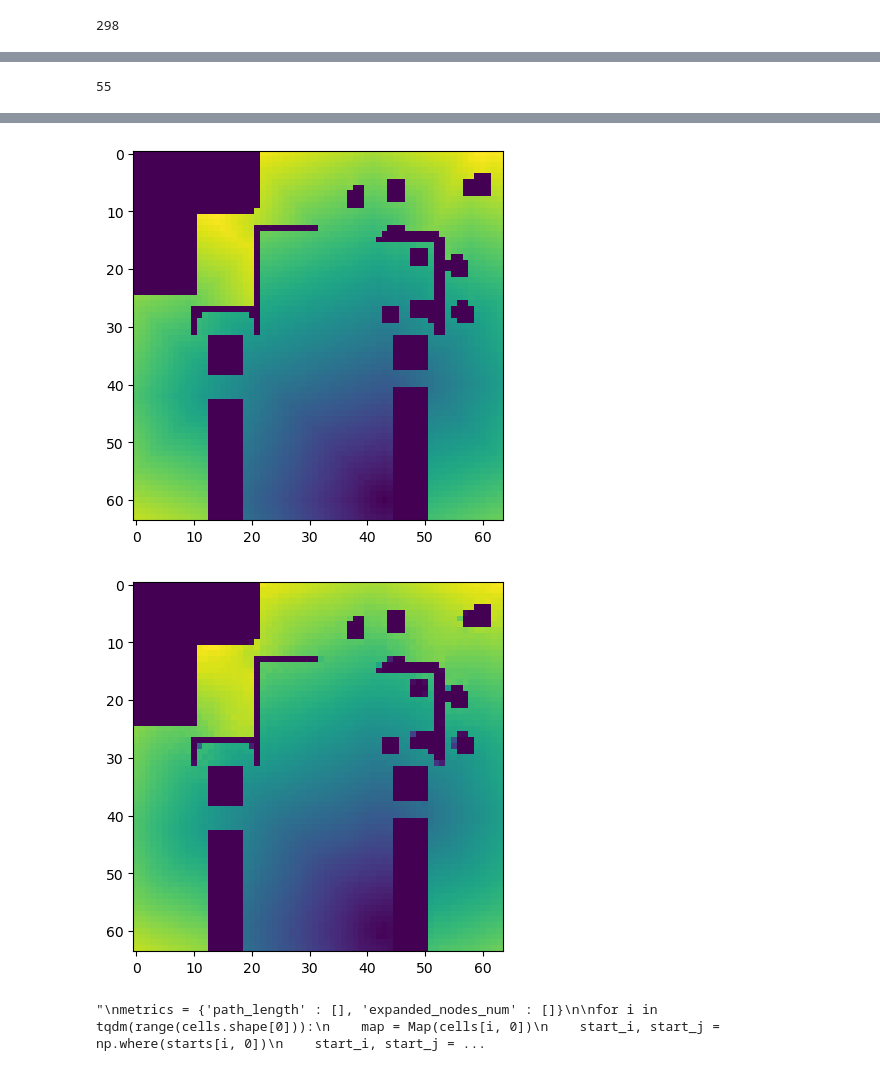
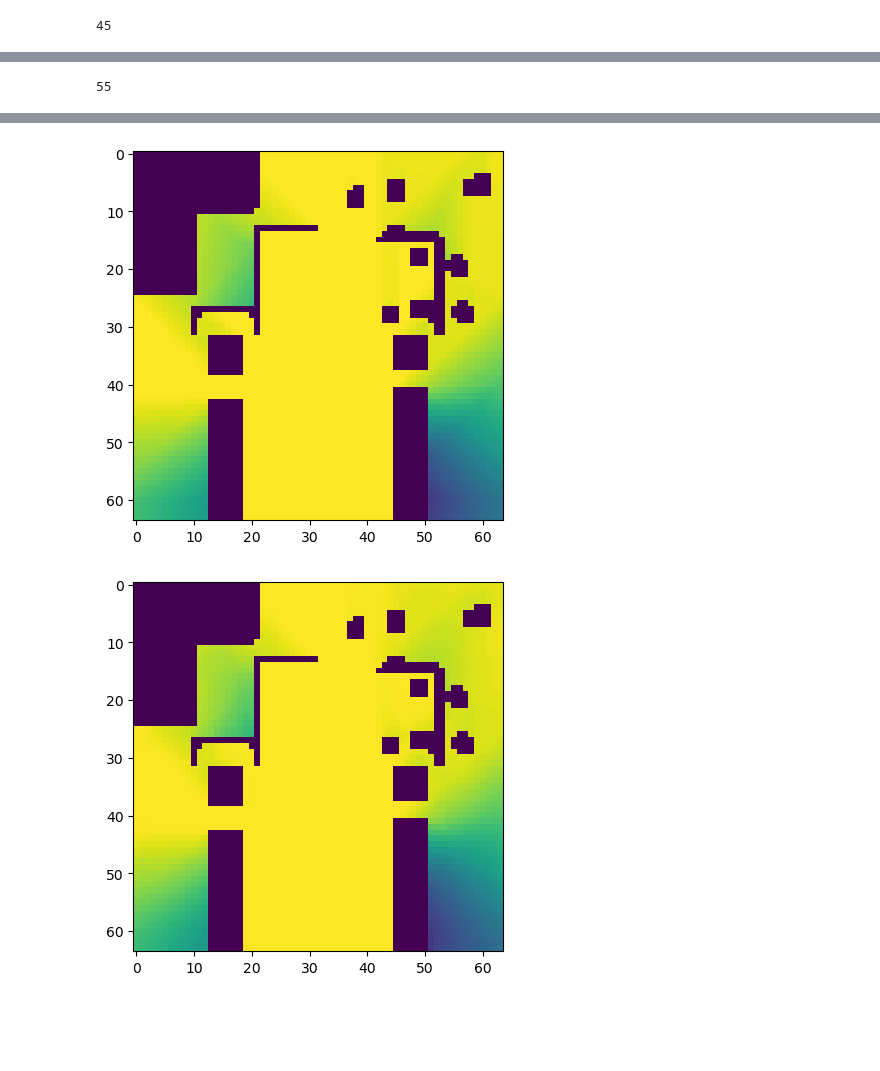
Before and after one commit to DrozdovDan/HS_HW_TransPath, a Jupyter notebook: testing.ipynb, the cells around one changed output, grey strips where cells are left out. Saved outputs shown, nothing was run; the diff lists cells and outputs as text; code cells hidden in the pictures; blank space fills up the shorter version.

```diff
--- a/testing.ipynb
+++ b/testing.ipynb
@@ -359,6 +359,7 @@ def astar(
     start_j: int,
     goal_i: int,
     goal_j: int,
+    heuristic_func: Callable,
     heuristic: np.ndarray,
     search_tree: Type[SearchTreePQD],
 ) -> Tuple[bool, Optional[Node], int, int, Optional[Iterable[Node]], Optional[Iterable[Node]]]:
@@ -373,8 +374,10 @@ def astar(
         Starting coordinates.
     goal_i, goal_j : int, int
         Goal coordinates.
+    heuristic_func : Callable
+        Heuristic function for estimating the distance from a node to the goal.
     heuristic : np.ndarray
-        Heuristic for estimating the distance from a node to the goal.
+        Heuristic for estimating the correction factor of heuristic_func.
     search_tree : Type[SearchTreePQD]
         The search tree to use.
 
@@ -406,7 +409,7 @@ def astar(
             return True, best, steps, len(ast), ast.opened, ast.expanded
         neighbours = task_map.get_neighbors(best.i, best.j)
         for neighbour in neighbours:
-            cur_node = Node(neighbour[0], neighbour[1], g=(best.g + compute_cost(best.i, best.j, neighbour[0], neighbour[1])), h=heuristic[neighbour[0], neighbour[1]], parent=best)
+            cur_node = Node(neighbour[0], neighbour[1], g=(best.g + compute_cost(best.i, best.j, neighbour[0], neighbour[1])), h=heuristic_func(neighbour[0], neighbour[1], goal_i, goal_j) / heuristic[neighbour[0], neighbour[1]], parent=best)
             if not ast.was_expanded(cur_node):
                 ast.add_to_open(cur_node)
         ast.add_to_closed(best)
@@ -561,15 +564,15 @@ dataset_path = './TransPath_data/test'
 cells = np.load(f'{dataset_path}/maps.npy', mmap_mode='c')
 starts = np.load(f'{dataset_path}/starts.npy', mmap_mode='c')
 goals = np.load(f'{dataset_path}/goals.npy', mmap_mode='c')
-heuristics = np.load(f'{dataset_path}/predicted_abs.npy', mmap_mode='c')
-true_heuristics = np.load(f'{dataset_path}/abs.npy', mmap_mode='c')
+heuristics = np.load(f'{dataset_path}/predicted_cf.npy', mmap_mode='c')
+true_heuristics = np.load(f'{dataset_path}/cf.npy', mmap_mode='c')
 i = 11
 map = Map(cells[i, 0])
 start_i, start_j = np.where(starts[i, 0])
 start_i, start_j = start_i[0], start_j[0]
 goal_i, goal_j = np.where(goals[i, 0])
 goal_i, goal_j = goal_i[0], goal_j[0]
-data = astar(map, start_i, start_j, goal_i, goal_j, heuristics[i, 0], SearchTreePQD)
+data = astar(map, start_i, start_j, goal_i, goal_j, octile_distance, heuristics[i, 0], SearchTreePQD)
 path, length = make_path(data[1])
 print(len(data[-1]))
 draw(map, Node(start_i, start_j), Node(goal_i, goal_j), path, data[-2], data[-1])
@@ -581,20 +584,5 @@ plt.imshow(true_heuristics[i, 0])
 plt.show()
 plt.imshow(heuristics[i, 0])
 plt.show()
-'''
-metrics = {'path_length' : [], 'expanded_nodes_num' : []}
-
-for i in tqdm(range(cells.shape[0])):
-    map = Map(cells[i, 0])
-    start_i, start_j = np.where(starts[i, 0])
-    start_i, start_j = start_i[0], start_j[0]
-    goal_i, goal_j = np.where(goals[i, 0])
-    goal_i, goal_j = goal_i[0], goal_j[0]
-    data = astar(map, start_i, start_j, goal_i, goal_j, heuristics[i, 0], SearchTreePQD)
-    assert data[0], draw(map, Node(start_i, start_j), Node(goal_i, goal_j))
-    path, length = make_path(data[1])
-    metrics['path_length'].append(length)
-    metrics['expanded_nodes_num'].append(len(data[-1]))
-'''
 # %% [output]
-298
+45
@@ -602,5 +590,4 @@ for i in tqdm(range(cells.shape[0])):
 55
 [figure]
-[figure, old version]
+[figure, new version]
-[figure, old version]
+[figure, new version]
-"\nmetrics = {'path_length' : [], 'expanded_nodes_num' : []}\n\nfor i in tqdm(range(cells.shape[0])):\n    map = Map(cells[i, 0])\n    start_i, start_j = np.where(starts[i, 0])\n    start_i, start_j = ...
```
Also changed, not shown: parts of 1 cell of this notebook, 3 other files.
